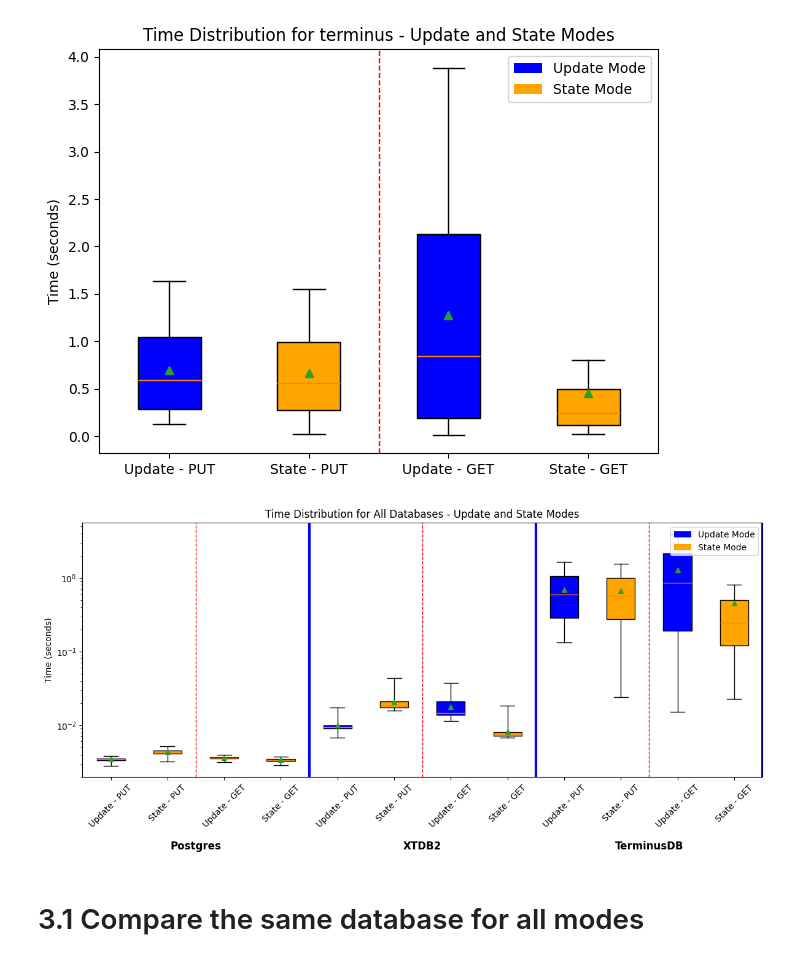
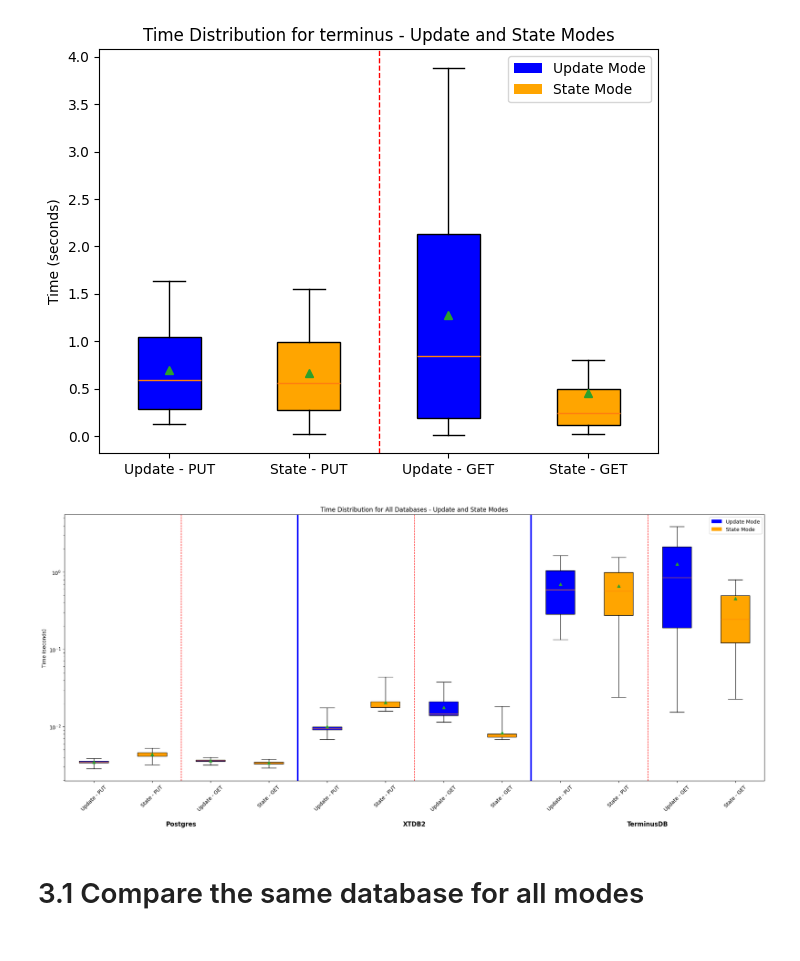
Before and after one commit to DinisSousa2003/api-kevel-mock, a Jupyter notebook: analysis.ipynb, the cells around one changed output. Cells and saved outputs as stored; diff of their text form; code cells hidden in the pictures.

```diff
--- a/analysis.ipynb
+++ b/analysis.ipynb
@@ -248,8 +248,8 @@ plt.show()
 ## XTDB2
 # %%
 database = "xtdb2"
-users = 10
-rate = 10
+users = 1
+rate = 1
 
 diff_path = make_path(database, "diff", TIME, GPT, NOW, users, rate)
 state_path = make_path(database, "state", TIME, GPT, NOW, users, rate)
@@ -422,7 +422,7 @@ for database in ALL_DATABASES:
       # Diff mode plot
       axes[0].plot(diff_put_times['minutes'], diff_put_times['avg'], label='Update PUT time', color='blue', marker='o')
       axes[0].plot(diff_get_times['minutes'], diff_get_times['avg'], label='Update GET time', color='orange', marker='x')
-      axes[0].set_title('Diff Mode')
+      axes[0].set_title('Update Mode')
       axes[0].set_xlabel('Time elapsed (m)')
       axes[0].set_ylabel('Time per Request (s)')
       axes[0].legend()
@@ -535,37 +535,36 @@ Processing database: terminus
 group_names = ['Postgres', 'XTDB2', 'TerminusDB']
 group_size = 4  # Number of boxes per DB
 group_positions = [group_size * i + group_size / 2 + 0.5 for i in range(len(group_names))]
 
-fig, ax = plt.subplots(figsize=(12, 6))
+fig, ax = plt.subplots(figsize=(20, 9))
 bplots = ax.bxp(boxes_all, vert=True, patch_artist=True, showfliers=False, showmeans=True)
 ax.set_ylabel('Time (seconds)')
 ax.set_title('Time Distribution for All Databases - Update and State Modes')
 ax.axvline(x=2.5, color='red', linestyle='--', linewidth=1)
 ax.axvline(x=4.5, color='blue', linewidth=3)
 ax.axvline(x=6.5, color='red', linestyle='--', linewidth=1)
 ax.axvline(x=8.5, color='blue', linewidth=3)
 ax.axvline(x=10.5, color='red', linestyle='--', linewidth=1)
-ax.axvline(x=12.5, color='blue', linewidth=3)
 #make y axis logarithmic
 ax.set_yscale('log')
 legend_elements = [
     Patch(facecolor='blue', label='Update Mode'),
     Patch(facecolor='orange', label='State Mode')
 ]
 ax.legend(handles=legend_elements, loc='upper right')
 colors = ["blue", "orange", "blue", "orange"] * (len(boxes_all) // 4)
 for patch, clr in zip(bplots["boxes"], colors):
     patch.set_facecolor(clr)
 
-y_offset = -0.25  # Lower this to move group names down
+y_offset = -0.15  # Lower this to move group names down
 for pos, label in zip(group_positions, group_names):
     ax.text(pos, y_offset, label, ha='center', va='top',
             fontsize=12, fontweight='bold', transform=ax.get_xaxis_transform())
 plt.xticks(rotation=45)
 plt.tight_layout()
 plt.show()
 # %% [output]
-[figure, old version]
+[figure, new version]
 # %% [markdown]
 # 3.1   Compare the same database for all modes
 # %%
```
Also changed, not shown: parts of 5 cells of this notebook, 24 other files.
